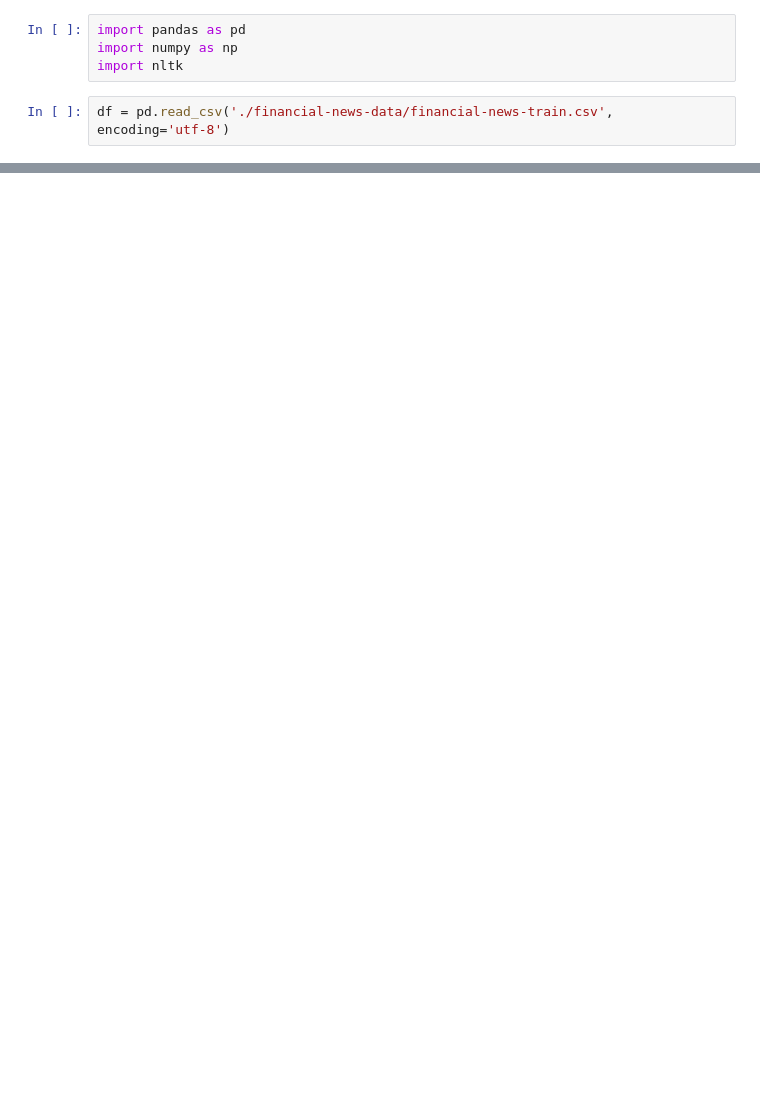
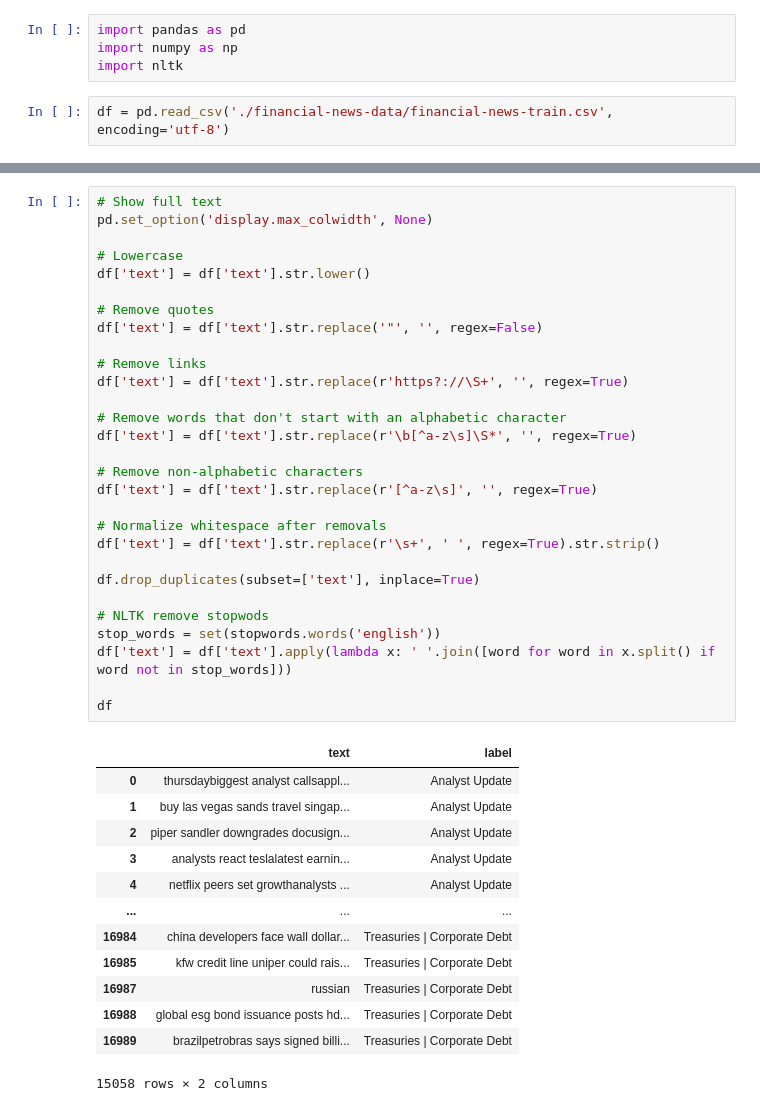
Before and after one commit to Coded5/NLPClass, a Jupyter notebook: PA1 Text classification/logistic_regression.ipynb, the cells around one changed output, grey strips where cells are left out. Saved outputs shown, nothing was run; the diff lists cells and outputs as text; blank space fills up the shorter version.

```diff
--- a/PA1 Text classification/logistic_regression.ipynb
+++ b/PA1 Text classification/logistic_regression.ipynb
@@ -56 +62,44 @@ df
+# %%
+# Show full text
+pd.set_option('display.max_colwidth', None)
+
+# Lowercase
+df['text'] = df['text'].str.lower()
+
+# Remove quotes
+df['text'] = df['text'].str.replace('"', '', regex=False)
+
+# Remove links
+df['text'] = df['text'].str.replace(r'https?://\S+', '', regex=True)
+
+# Remove words that don't start with an alphabetic character
+df['text'] = df['text'].str.replace(r'\b[^a-z\s]\S*', '', regex=True)
+
+# Remove non-alphabetic characters
+df['text'] = df['text'].str.replace(r'[^a-z\s]', '', regex=True)
+
+# Normalize whitespace after removals
+df['text'] = df['text'].str.replace(r'\s+', ' ', regex=True).str.strip()
+
+df.drop_duplicates(subset=['text'], inplace=True)
+
+# NLTK remove stopwods
+stop_words = set(stopwords.words('english'))
+df['text'] = df['text'].apply(lambda x: ' '.join([word for word in x.split() if word not in stop_words]))
+
+df
+# %% [output]
+|  | text | label |
+| 0 | thursdaybiggest analyst callsappl... | Analyst Update |
+| 1 | buy las vegas sands travel singap... | Analyst Update |
+| 2 | piper sandler downgrades docusign... | Analyst Update |
+| 3 | analysts react teslalatest earnin... | Analyst Update |
+| 4 | netflix peers set growthanalysts ... | Analyst Update |
+| ... | ... | ... |
+| 16984 | china developers face wall dollar... | Treasuries | Corporate Debt |
+| 16985 | kfw credit line uniper could rais... | Treasuries | Corporate Debt |
+| 16987 | russian | Treasuries | Corporate Debt |
+| 16988 | global esg bond issuance posts hd... | Treasuries | Corporate Debt |
+| 16989 | brazilpetrobras says signed billi... | Treasuries | Corporate Debt |
+15058 rows × 2 columns
 # %%
```
Also changed, not shown: parts of 10 cells of this notebook, 1 other file.
